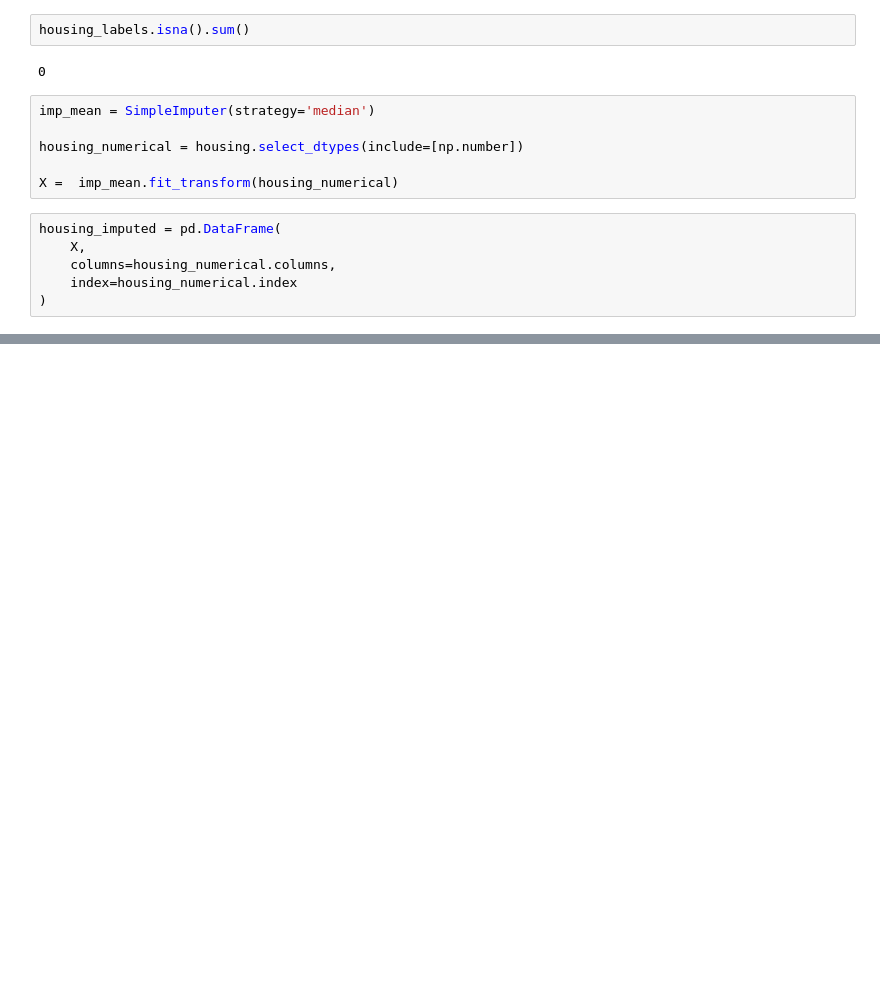
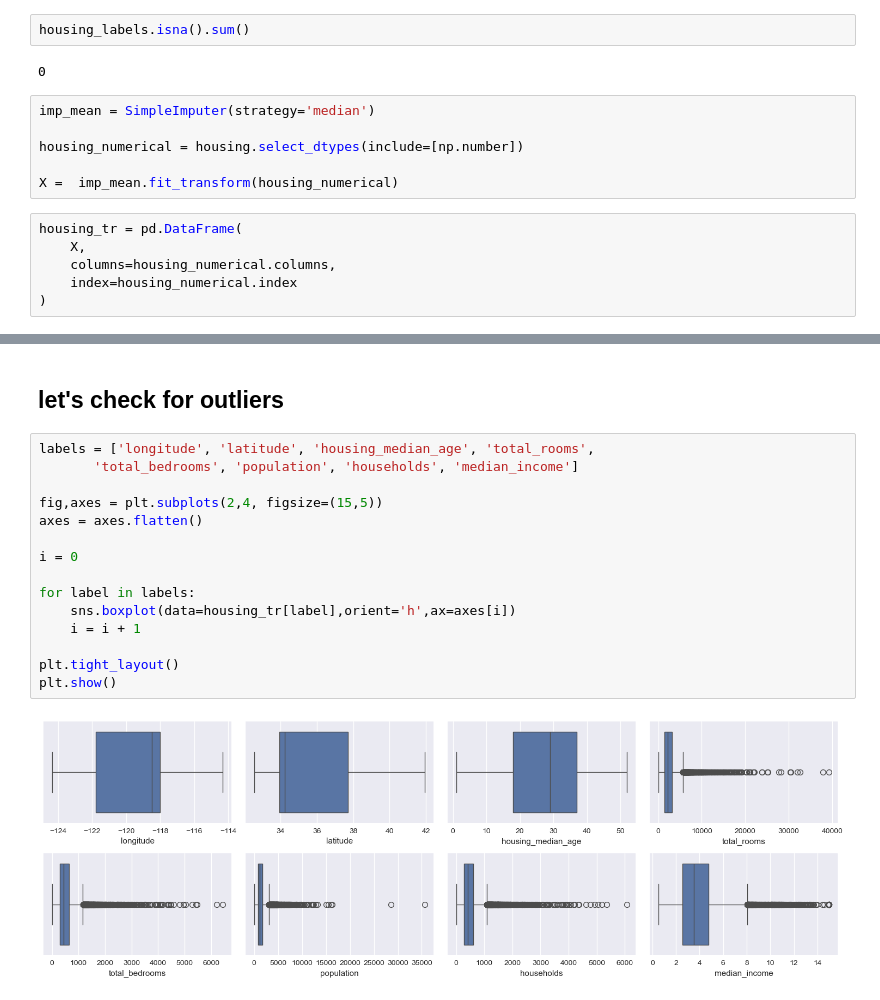
Before and after one commit to nayana-sisil/house_prediction, a Jupyter notebook: EndtoEnd.ipynb, the cells around one changed output, grey strips where cells are left out. Drawn from its saved outputs; the diff is of its cells as text; blank space fills up the shorter version.

Commit message:
outlier  detection

```diff
--- a/EndtoEnd.ipynb
+++ b/EndtoEnd.ipynb
@@ -385,7 +385,7 @@ housing_numerical = housing.select_dtypes(include=[np.number])
 
 X =  imp_mean.fit_transform(housing_numerical)
 # %%
-housing_imputed = pd.DataFrame(
+housing_tr = pd.DataFrame(
     X,
     columns=housing_numerical.columns,
     index=housing_numerical.index
@@ -404,0 +405,19 @@ dtype: int64
+# %% [markdown]
+## let's check for outliers
+# %%
+labels = ['longitude', 'latitude', 'housing_median_age', 'total_rooms',
+       'total_bedrooms', 'population', 'households', 'median_income']
+
+fig,axes = plt.subplots(2,4, figsize=(15,5))
+axes = axes.flatten()
+
+i = 0
+
+for label in labels:
+    sns.boxplot(data=housing_tr[label],orient='h',ax=axes[i])
+    i = i + 1
+
+plt.tight_layout()
+plt.show()
+# %% [output]
+[figure, added]
```
Also changed, not shown: parts of 4 cells of this notebook.
